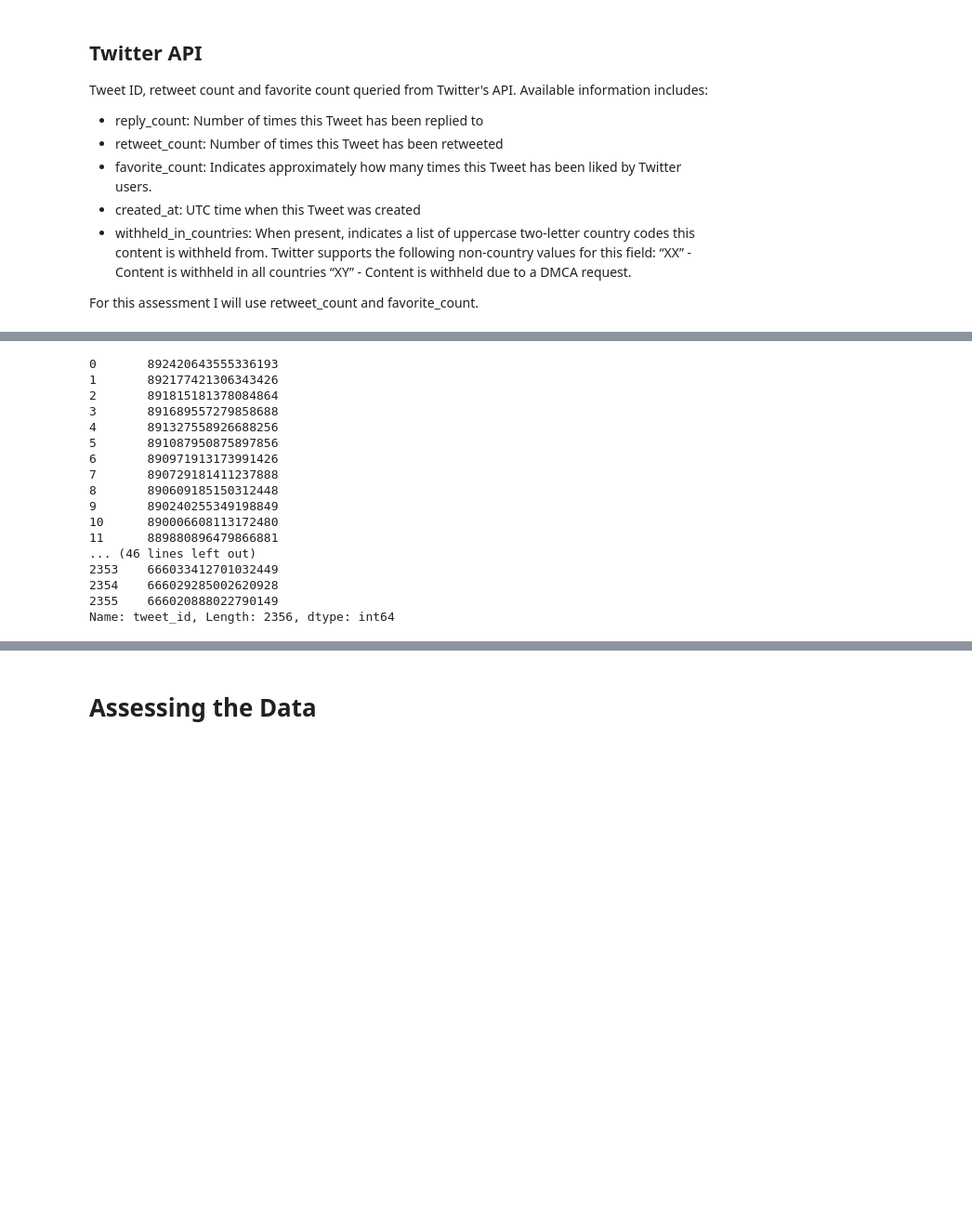
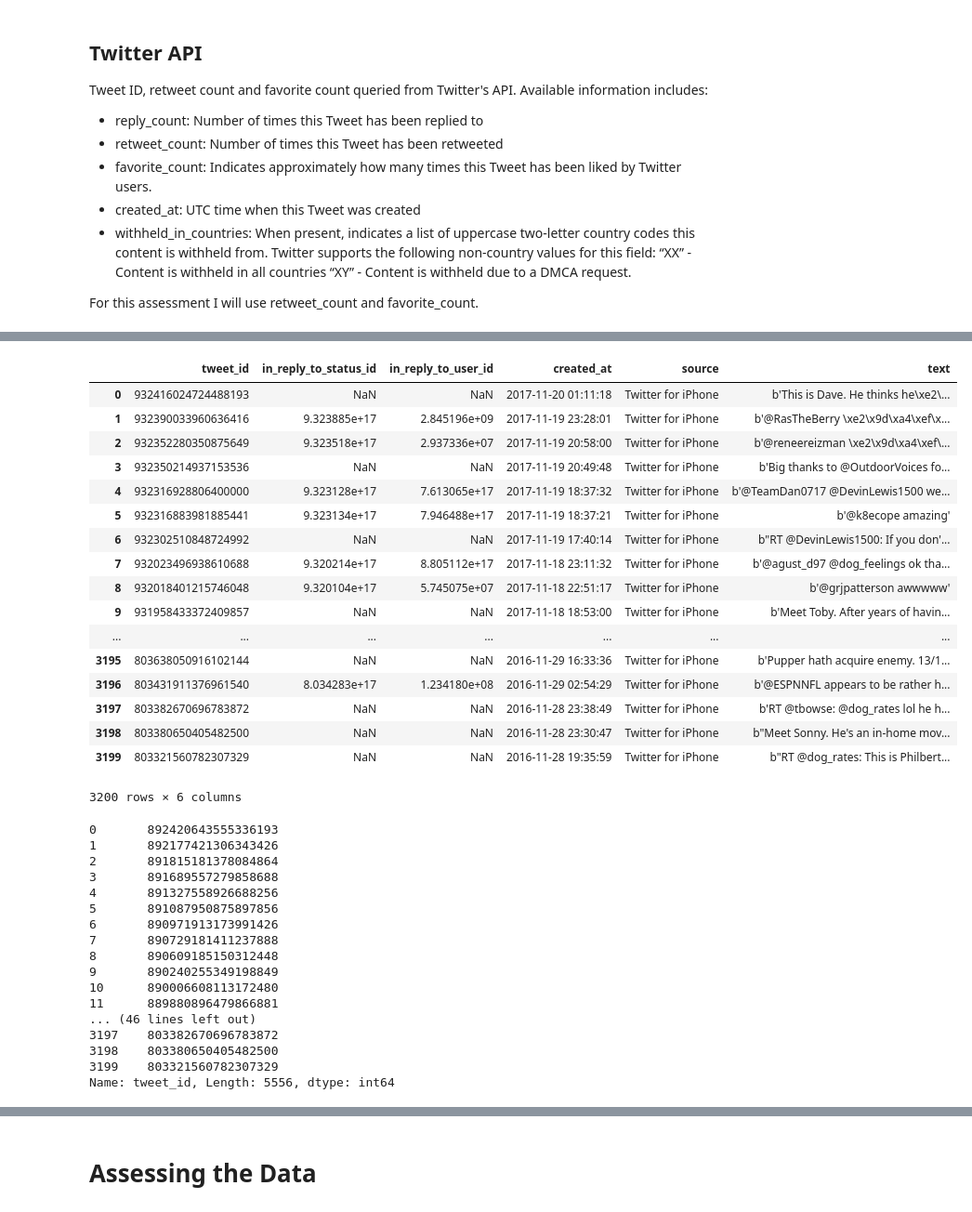
Before and after one commit to KattyP/DataWrangleProject, a Jupyter notebook: wrangle_act.ipynb, the cells around one changed output, grey strips where cells are left out. Shown at 93% size. Saved outputs shown, nothing was run; the diff lists cells and outputs as text; code cells hidden in the pictures; blank space fills up the shorter version.

```diff
--- a/wrangle_act.ipynb
+++ b/wrangle_act.ipynb
@@ -71,6 +143,31 @@ api = tweepy.API(auth)
+# %%
+new_tweet_info = pd.read_csv('dog_rates_tweets.csv', encoding='utf-8')
+# %%
+new_tweet_info
+# %% [output]
+|  | tweet_id | in_reply_to_status_id | in_reply_to_user_id | created_at | source | text |
+| 0 | 932416024724488193 | NaN | NaN | 2017-11-20 01:11:18 | Twitter for iPhone | b'This is Dave. He thinks he\xe2\... |
+| 1 | 932390033960636416 | 9.323885e+17 | 2.845196e+09 | 2017-11-19 23:28:01 | Twitter for iPhone | b'@RasTheBerry \xe2\x9d\xa4\xef\x... |
+| 2 | 932352280350875649 | 9.323518e+17 | 2.937336e+07 | 2017-11-19 20:58:00 | Twitter for iPhone | b'@reneereizman \xe2\x9d\xa4\xef\... |
+| 3 | 932350214937153536 | NaN | NaN | 2017-11-19 20:49:48 | Twitter for iPhone | b'Big thanks to @OutdoorVoices fo... |
+| 4 | 932316928806400000 | 9.323128e+17 | 7.613065e+17 | 2017-11-19 18:37:32 | Twitter for iPhone | b'@TeamDan0717 @DevinLewis1500 we... |
+| 5 | 932316883981885441 | 9.323134e+17 | 7.946488e+17 | 2017-11-19 18:37:21 | Twitter for iPhone | b'@k8ecope amazing' |
+| 6 | 932302510848724992 | NaN | NaN | 2017-11-19 17:40:14 | Twitter for iPhone | b"RT @DevinLewis1500: If you don'... |
+| 7 | 932023496938610688 | 9.320214e+17 | 8.805112e+17 | 2017-11-18 23:11:32 | Twitter for iPhone | b'@agust_d97 @dog_feelings ok tha... |
+| 8 | 932018401215746048 | 9.320104e+17 | 5.745075e+07 | 2017-11-18 22:51:17 | Twitter for iPhone | b'@grjpatterson awwwww' |
+| 9 | 931958433372409857 | NaN | NaN | 2017-11-18 18:53:00 | Twitter for iPhone | b'Meet Toby. After years of havin... |
+| ... | ... | ... | ... | ... | ... | ... |
+| 3195 | 803638050916102144 | NaN | NaN | 2016-11-29 16:33:36 | Twitter for iPhone | b'Pupper hath acquire enemy. 13/1... |
+| 3196 | 803431911376961540 | 8.034283e+17 | 1.234180e+08 | 2016-11-29 02:54:29 | Twitter for iPhone | b'@ESPNNFL appears to be rather h... |
+| 3197 | 803382670696783872 | NaN | NaN | 2016-11-28 23:38:49 | Twitter for iPhone | b'RT @tbowse: @dog_rates lol he h... |
+| 3198 | 803380650405482500 | NaN | NaN | 2016-11-28 23:30:47 | Twitter for iPhone | b"Meet Sonny. He's an in-home mov... |
+| 3199 | 803321560782307329 | NaN | NaN | 2016-11-28 19:35:59 | Twitter for iPhone | b"RT @dog_rates: This is Philbert... |
+3200 rows × 6 columns
 # %%
 #Compiling the list of tweet ids from the twitter_archive
-tweet_id_list = twitter_archive['tweet_id']
+archive_id = twitter_archive['tweet_id']
+new_id = new_tweet_info['tweet_id']
+tweet_id_list = pd.concat([archive_id, new_id])
 tweet_id_list
 # %% [output]
 0       892420643555336193
@@ -86,8 +183,8 @@ tweet_id_list
 10      890006608113172480
 11      889880896479866881
 ... (46 lines left out)
-2353    666033412701032449
-2354    666029285002620928
-2355    666020888022790149
-Name: tweet_id, Length: 2356, dtype: int64
+3197    803382670696783872
+3198    803380650405482500
+3199    803321560782307329
+Name: tweet_id, Length: 5556, dtype: int64
 # %%
```
Also changed, not shown: parts of 25 cells of this notebook.
